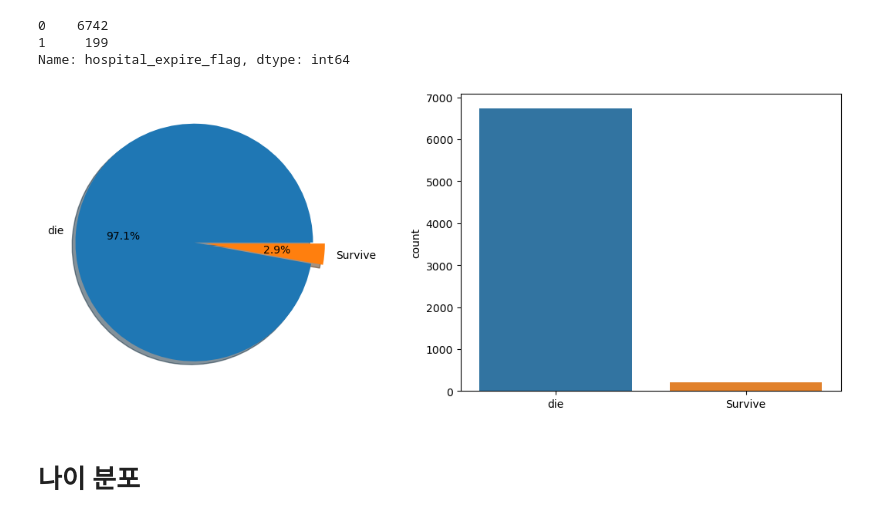
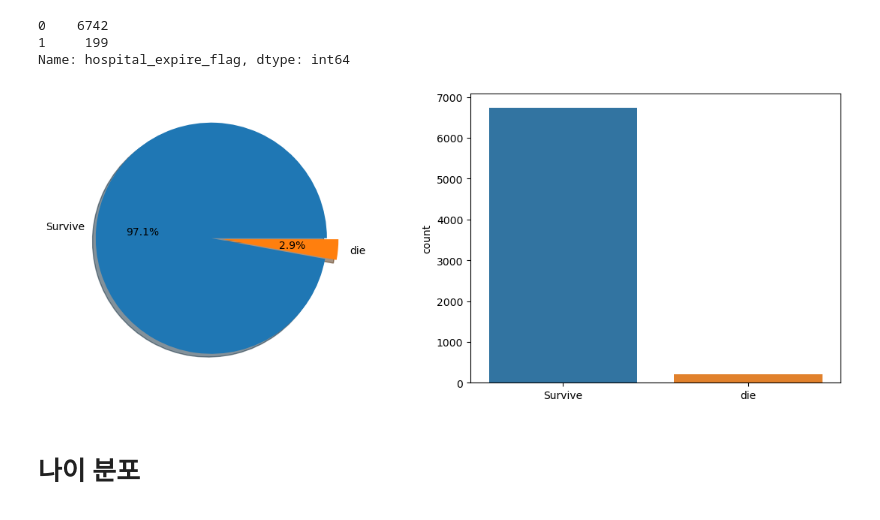
Before and after one commit to dohun-mat/mimic_iv_project, a Jupyter notebook: data_a.ipynb, the cells around one changed output. Cells and saved outputs as stored; diff of their text form; code cells hidden in the pictures.

```diff
--- a/data_a.ipynb
+++ b/data_a.ipynb
@@ -667,8 +667,7 @@ first_records
 # %%
 import numpy as np
 # %%
-first_records['valuenum_Sodium'] =first_records['valuenum_Sodium'].astype(np.float16)
-first_records['valuenum_Potassium'] =first_records['valuenum_Potassium'].astype(np.float16)
+first_records[['valuenum_Sodium', 'valuenum_Potassium']] = first_records[['valuenum_Sodium', 'valuenum_Potassium']].astype('float16')
 # %%
 first_records.info()
 # %% [output]
@@ -786,20 +785,20 @@ Name: hospital_expire_flag, dtype: int64
 # %%
 import matplotlib.pyplot as plt
 import seaborn as sns
 fig, ax = plt.subplots(1, 2, figsize=(14,5))
-labels = ['die', 'Survive']
+labels = ['Survive','die']
 
 # Pie Plot
 df_data['hospital_expire_flag'].value_counts().plot.pie(ax=ax[0], explode=[0,0.1], shadow=True, autopct='%1.1f%%', labels=labels)
 ax[0].set(ylabel='')
 
 # Count Plot
 sns.countplot(data=df_data, x='hospital_expire_flag', ax=ax[1])
 ax[1].set(xlabel='', xticklabels=labels)
 
 plt.show()
 # %% [output]
-[figure, old version]
+[figure, new version]
 # %% [markdown]
 # 나이 분포
 # %%
```
Also changed, not shown: parts of 27 cells of this notebook.
